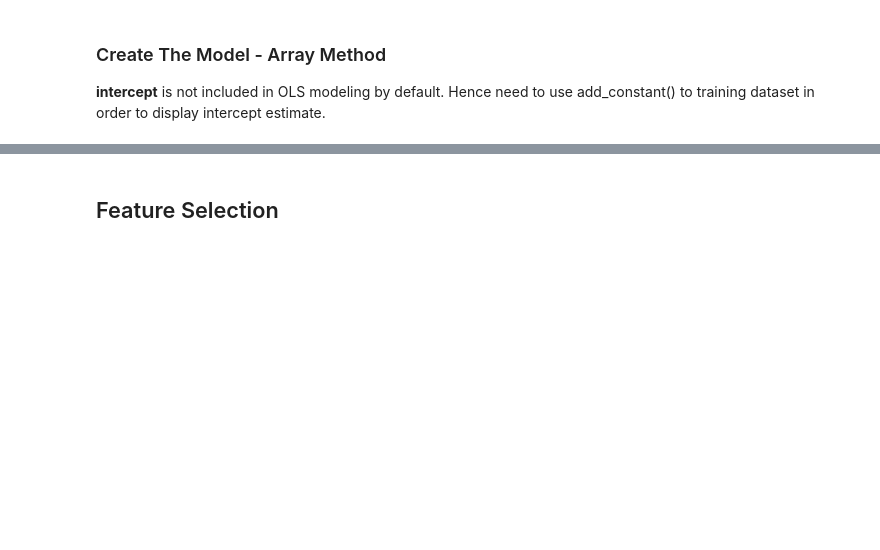
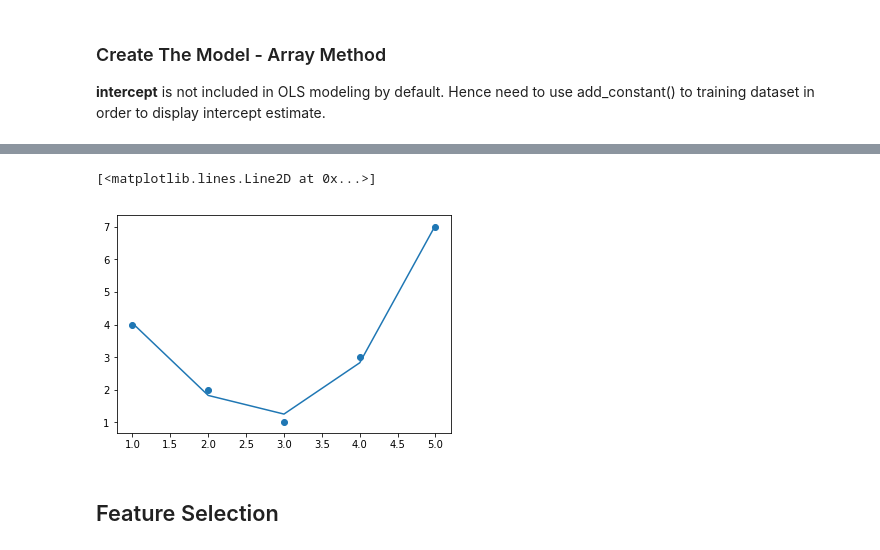
Before and after one commit to yongks/python_book, a Jupyter notebook: 03-sklearn.ipynb, the cells around one changed output, grey strips where cells are left out. Saved outputs shown, nothing was run; the diff lists cells and outputs as text; code cells hidden in the pictures; blank space fills up the shorter version.

```diff
--- a/03-sklearn.ipynb
+++ b/03-sklearn.ipynb
@@ -252,3 +364,11 @@ lm.predict( testX )
+# %%
+fit2 = LinearRegression().fit(X2, y)
+pred2 = fit2.predict(X2)
+plt.scatter(x, y)
+plt.plot(x,pred2)
+# %% [output]
+[<matplotlib.lines.Line2D at 0x...>]
+[figure, added]
 # %% [markdown]
 ## Feature Selection
 # %% [markdown]
```
Also changed, not shown: parts of 51 cells of this notebook, 7 other files.
